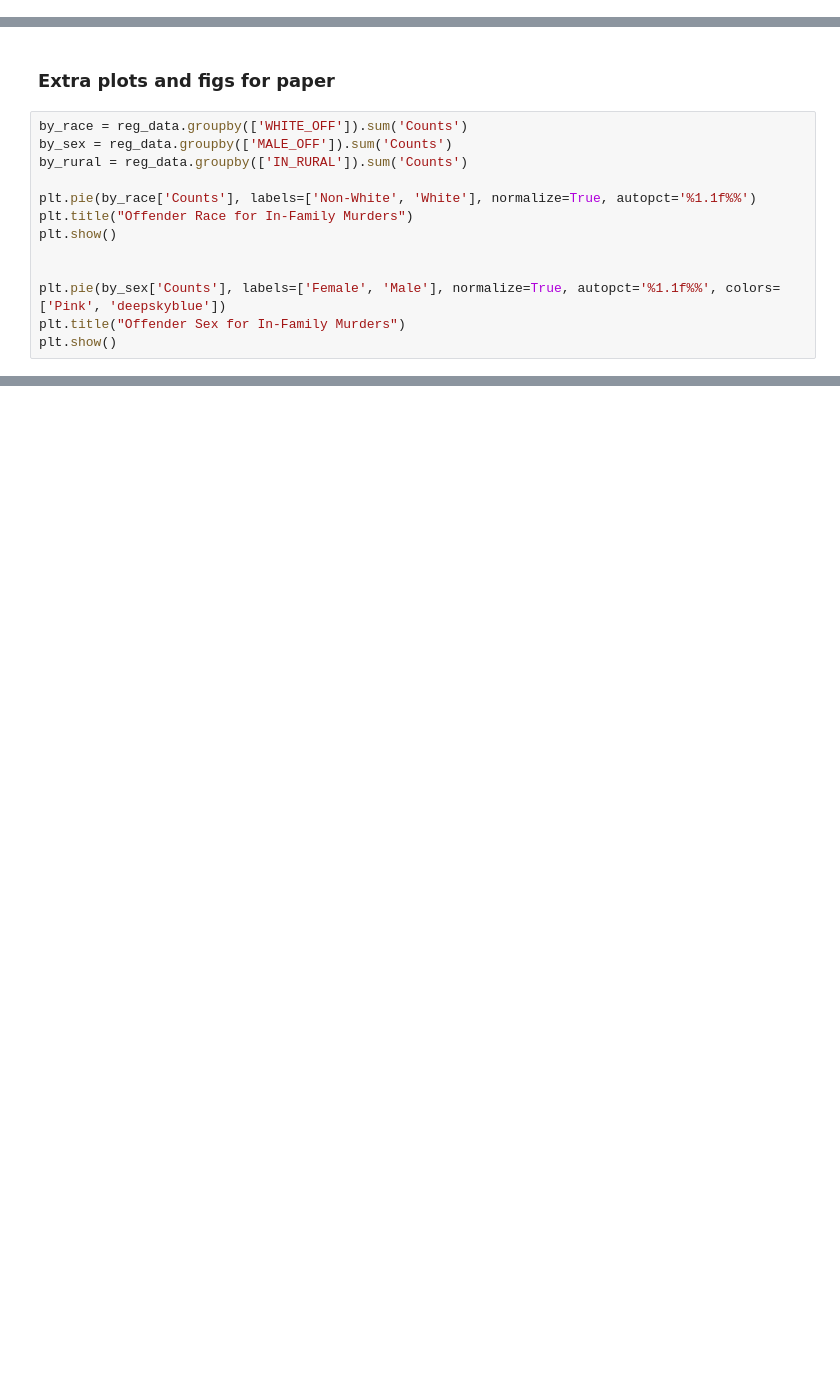
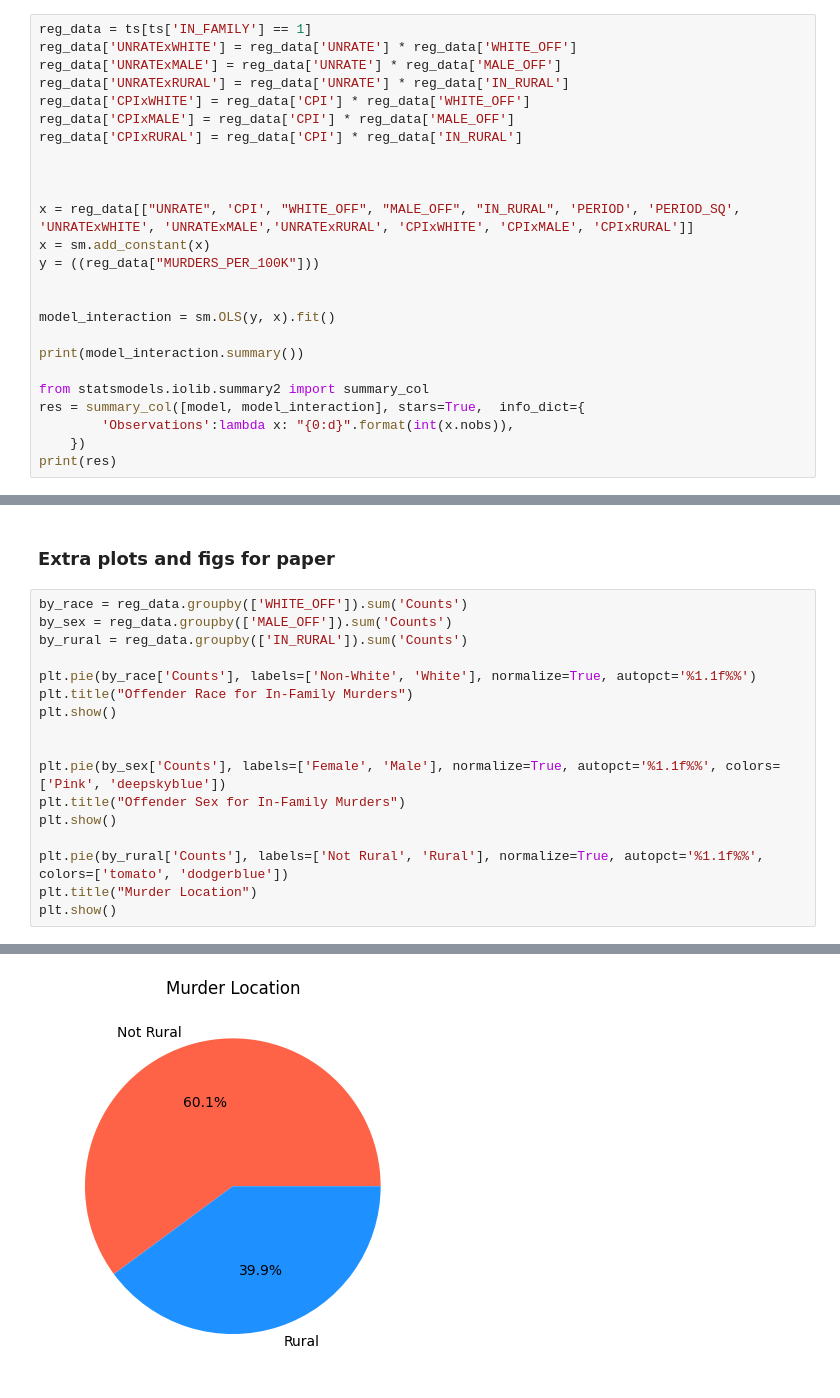
Before and after one commit to parleon/evo_eco, a Jupyter notebook: Assignment/A3.ipynb, the cells around one changed output, grey strips where cells are left out. Saved outputs shown, nothing was run; the diff lists cells and outputs as text; blank space fills up the shorter version.

```diff
--- a/Assignment/A3.ipynb
+++ b/Assignment/A3.ipynb
@@ -169,0 +194,25 @@ Standard errors in parentheses.
+# %%
+reg_data = ts[ts['IN_FAMILY'] == 1]
+reg_data['UNRATExWHITE'] = reg_data['UNRATE'] * reg_data['WHITE_OFF']
+reg_data['UNRATExMALE'] = reg_data['UNRATE'] * reg_data['MALE_OFF']
+reg_data['UNRATExRURAL'] = reg_data['UNRATE'] * reg_data['IN_RURAL']
+reg_data['CPIxWHITE'] = reg_data['CPI'] * reg_data['WHITE_OFF']
+reg_data['CPIxMALE'] = reg_data['CPI'] * reg_data['MALE_OFF']
+reg_data['CPIxRURAL'] = reg_data['CPI'] * reg_data['IN_RURAL']
+
+
+
+x = reg_data[["UNRATE", 'CPI', "WHITE_OFF", "MALE_OFF", "IN_RURAL", 'PERIOD', 'PERIOD_SQ', 'UNRATExWHITE', 'UNRATExMALE','UNRATExRURAL', 'CPIxWHITE', 'CPIxMALE', 'CPIxRURAL']]
+x = sm.add_constant(x)
+y = ((reg_data["MURDERS_PER_100K"]))
+
+
+model_interaction = sm.OLS(y, x).fit()
+
+print(model_interaction.summary())
+
+from statsmodels.iolib.summary2 import summary_col
+res = summary_col([model, model_interaction], stars=True,  info_dict={
+        'Observations':lambda x: "{0:d}".format(int(x.nobs)),
+    })
+print(res)
@@ -182,4 +309,8 @@ plt.show()
 plt.pie(by_sex['Counts'], labels=['Female', 'Male'], normalize=True, autopct='%1.1f%%', colors=['Pink', 'deepskyblue'])
 plt.title("Offender Sex for In-Family Murders")
 plt.show()
+
+plt.pie(by_rural['Counts'], labels=['Not Rural', 'Rural'], normalize=True, autopct='%1.1f%%', colors=['tomato', 'dodgerblue'])
+plt.title("Murder Location")
+plt.show()
 # %% [output]
@@ -203,2 +317,3 @@ WHITE_OFF
 [figure]
 [figure]
+[figure, added]
```
Also changed, not shown: parts of 14 cells of this notebook.
